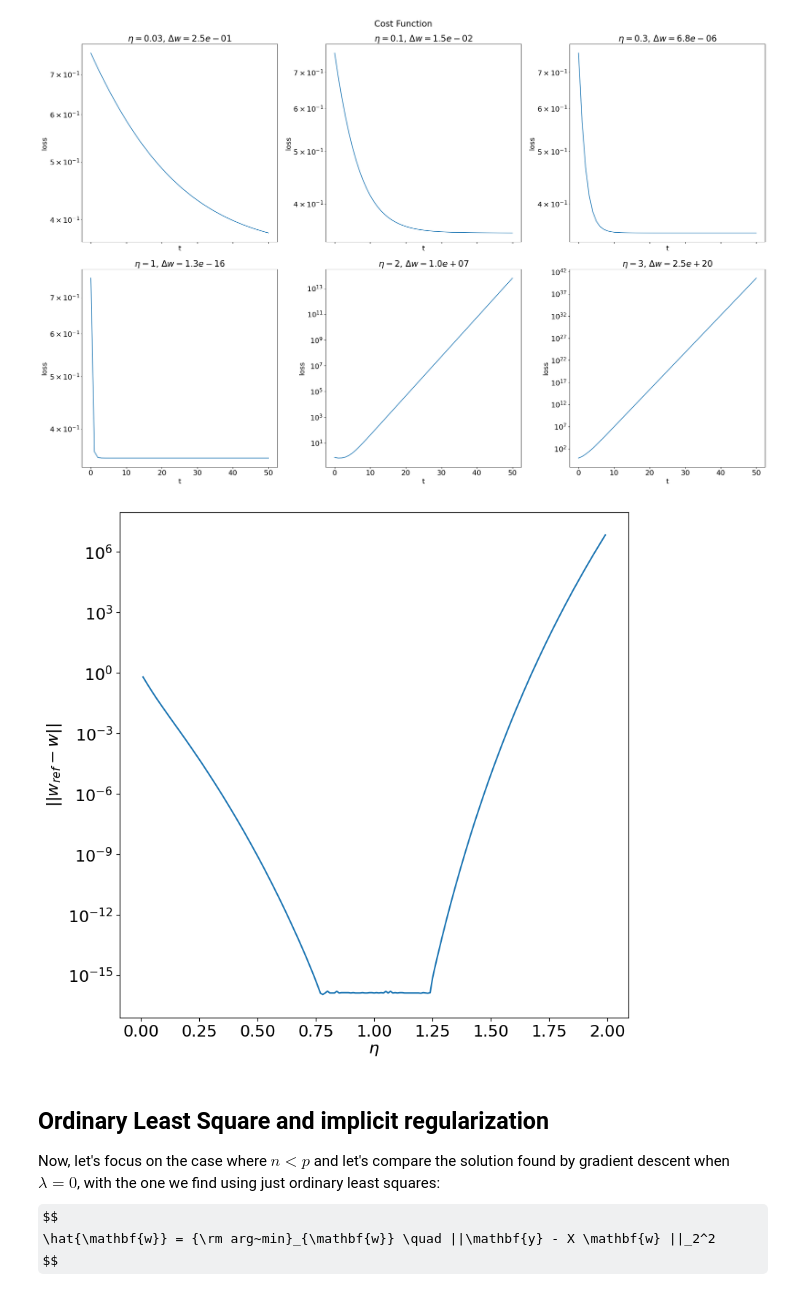
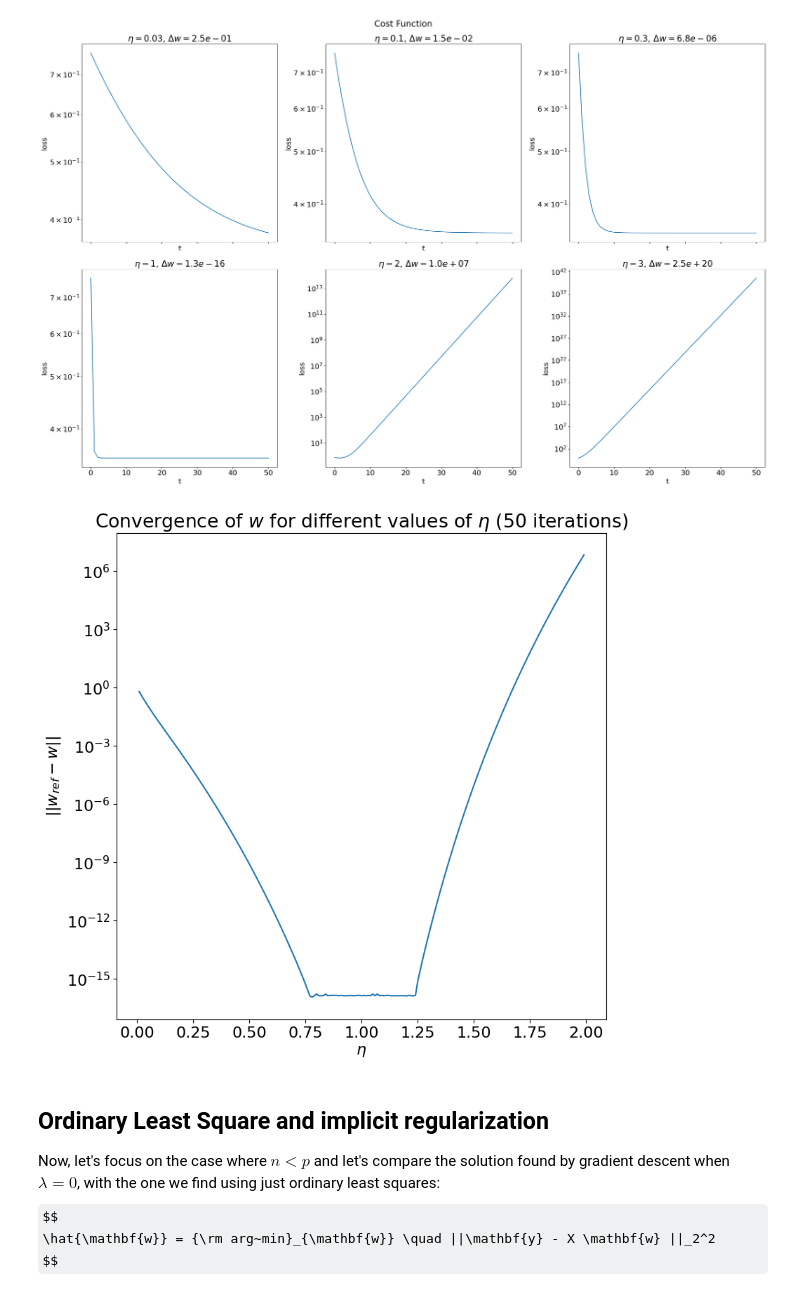
Before and after one commit to filippoquadri/FundamentalLearningEPFL, a Jupyter notebook: TP5/optimization_quadri.ipynb, the cells around one changed output. Drawn from its saved outputs; the diff is of its cells as text; code cells hidden in the pictures; some formulas as TeX source.

```diff
--- a/TP5/optimization_quadri.ipynb
+++ b/TP5/optimization_quadri.ipynb
@@ -194,19 +194,20 @@ plt.show()
 # %%
 eta = np.arange(0.01, 2, 0.01)
 w_table = np.zeros(len(eta))
 
 for i, e in enumerate(eta):
     w, _ = gradient_descent(X, y, lamb, w0, eta=e, tmax=tmax)
     w_table[i] = norm(w_ref-w)
 
 figure, ax = plt.subplots()
 ax.plot(eta, w_table)
+ax.set_title('Convergence of $w$ for different values of $\\eta$ (50 iterations)')
 ax.set_xlabel('$\\eta$')
 ax.set_ylabel('$||w_{ref}-w||$')
 ax.set_yscale('log')
 plt.show()
 # %% [output]
-[figure, old version]
+[figure, new version]
 # %% [markdown]
 ## Ordinary Least Square and implicit regularization
 
```
Also changed, not shown: parts of 11 cells of this notebook, 1 other file.
